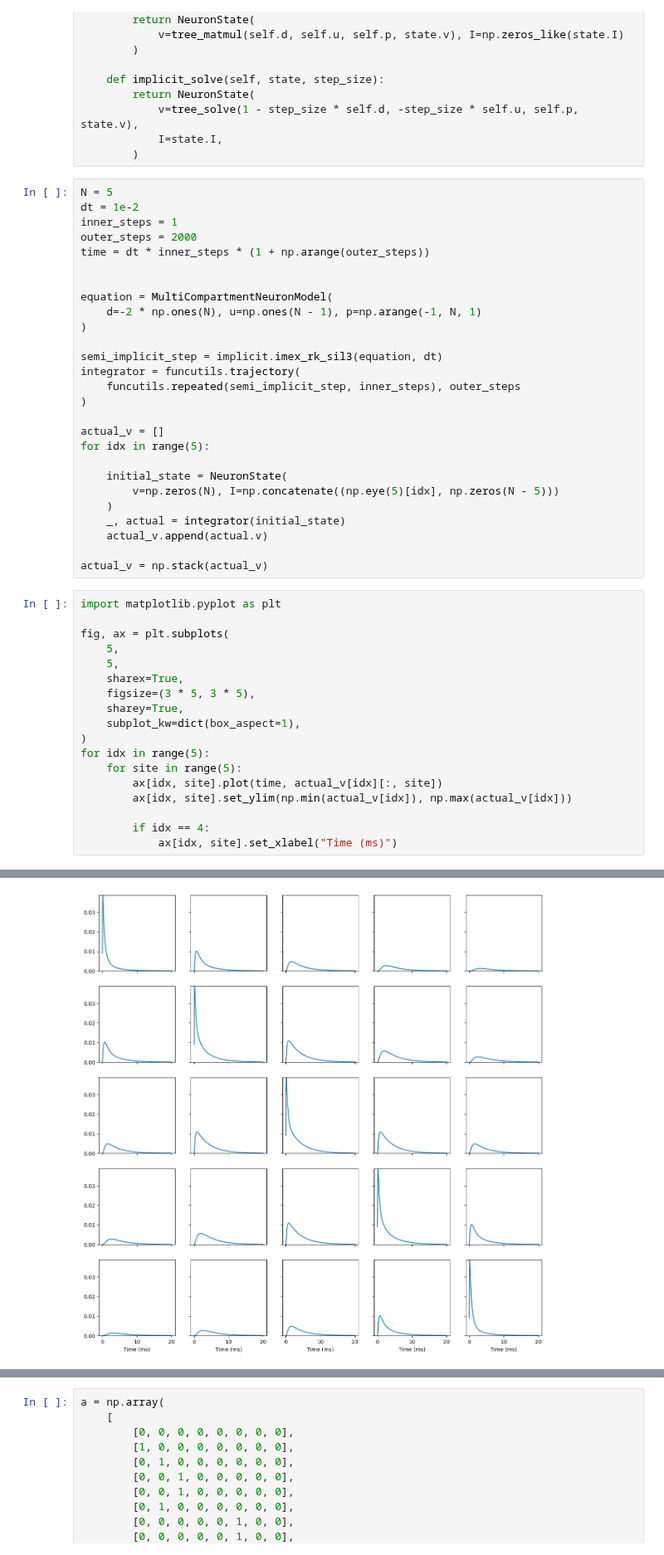
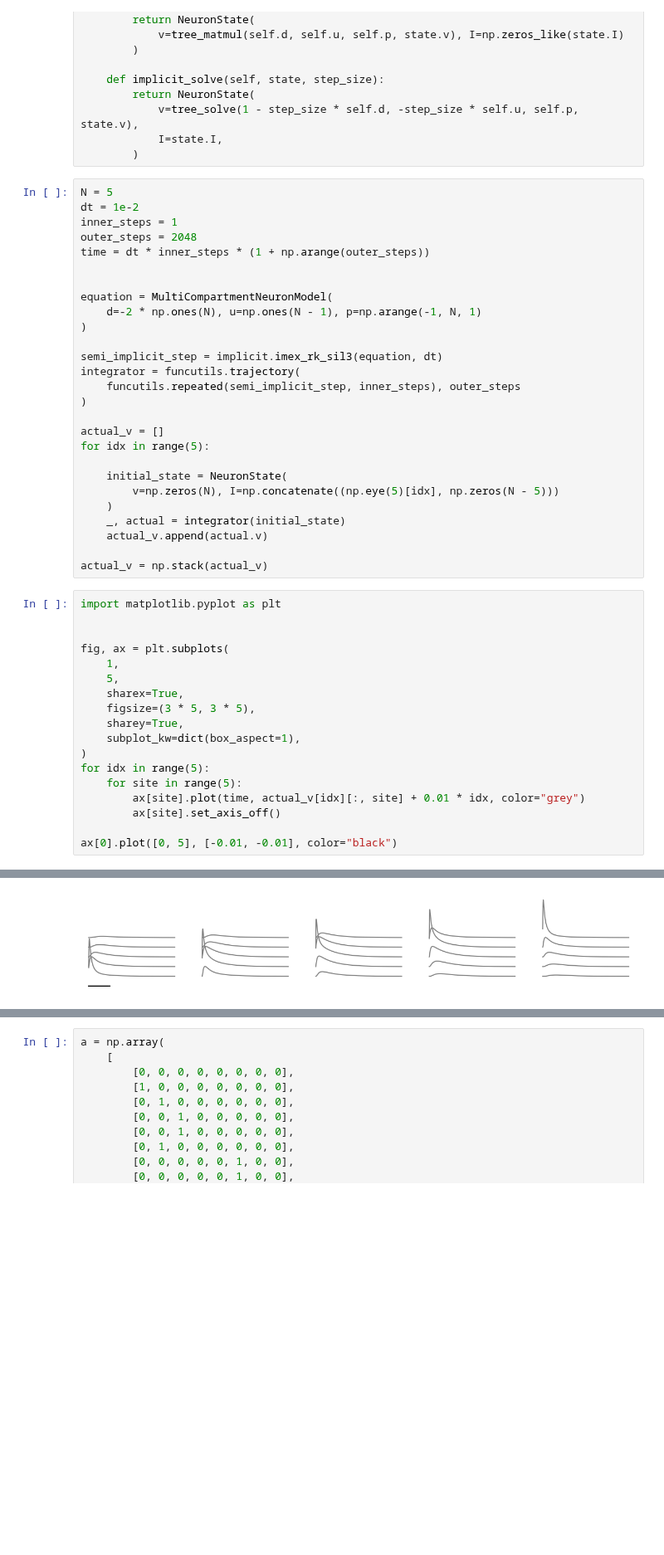
Before and after one commit to electronicvisions/jaxsnn, a Jupyter notebook: doc/notebooks/passive_cable.ipynb, the cells around one changed output, grey strips where cells are left out. Shown at 83% size. Saved outputs shown, nothing was run; the diff lists cells and outputs as text; blank space fills up the shorter version.

```diff
--- a/doc/notebooks/passive_cable.ipynb
+++ b/doc/notebooks/passive_cable.ipynb
@@ -41,7 +41,7 @@ class MultiCompartmentNeuronModel(implicit.ImplicitExplicitODE):
 N = 5
 dt = 1e-2
 inner_steps = 1
-outer_steps = 2000
+outer_steps = 2048
 time = dt * inner_steps * (1 + np.arange(outer_steps))
 
 
@@ -67,8 +67,9 @@ actual_v = np.stack(actual_v)
 # %%
 import matplotlib.pyplot as plt
 
+
 fig, ax = plt.subplots(
-    5,
+    1,
     5,
     sharex=True,
     figsize=(3 * 5, 3 * 5),
@@ -77,9 +78,8 @@ fig, ax = plt.subplots(
 )
 for idx in range(5):
     for site in range(5):
-        ax[idx, site].plot(time, actual_v[idx][:, site])
-        ax[idx, site].set_ylim(np.min(actual_v[idx]), np.max(actual_v[idx]))
+        ax[site].plot(time, actual_v[idx][:, site] + 0.01 * idx, color="grey")
+        ax[site].set_axis_off()
 
-        if idx == 4:
-            ax[idx, site].set_xlabel("Time (ms)")
+ax[0].plot([0, 5], [-0.01, -0.01], color="black")
 # %% [output]
@@ -86 +87 @@ for idx in range(5):
-[figure, old version]
+[figure, new version]
```
Also changed, not shown: parts of 5 cells of this notebook, 1 other file.
